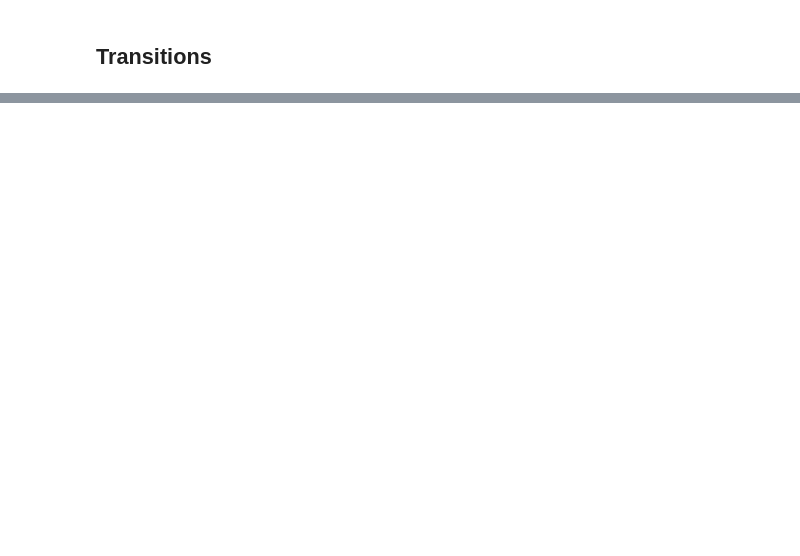
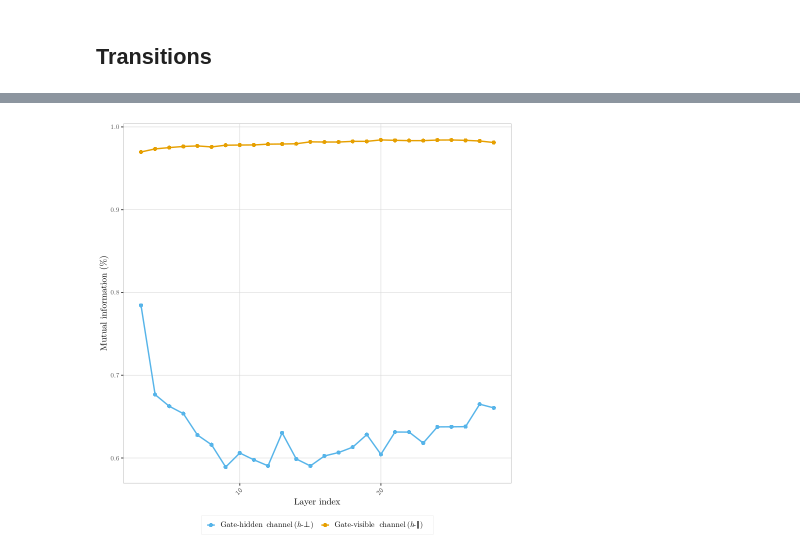
Before and after one commit to bongohead/interpretable-moes-analysis, a Jupyter notebook: analyses/hidden-state-analysis/make-plots.ipynb, the cells around one changed output, grey strips where cells are left out. Drawn from its saved outputs; the diff is of its cells as text; code cells hidden in the pictures; blank space fills up the shorter version.

```diff
--- a/analyses/hidden-state-analysis/make-plots.ipynb
+++ b/analyses/hidden-state-analysis/make-plots.ipynb
@@ -7,10 +19,12 @@ library(extrafont)
 ## Transitions
 # %%
 transition_df =
-    dir_ls('exports/', regexp = '^exports/transition-stability-.*\\.csv$') %>%
-    set_names(., str_extract(path_file(.), '(?<=^transition-stability-).*(?=\\.csv$)')) %>%
+    dir_ls('exports/', regexp = '^exports/svd-transition-stability-.*\\.csv$') %>%
+    set_names(., str_extract(path_file(.), '(?<=^svd-transition-stability-).*(?=\\.csv$)')) %>%
     imap(function(x, i) {
         read_csv(x) %>%
             mutate(model = i)
     }) %>%
     list_rbind()
+
+transition_df
@@ -88,0 +180,11 @@ plots = map(group_split(transition_df, model), function(model_transition_df) {
+# %%
+layer_pred =
+    dir_ls('exports/', regexp = '^exports/svd-probe-expert-id-.*\\.csv$') %>%
+    set_names(., str_extract(path_file(.), '(?<=^svd-probe-expert-id-).*(?=\\.csv$)')) %>%
+    imap(function(x, i) {
+        read_csv(x) %>%
+            mutate(model = i)
+    }) %>%
+    list_rbind()
+
+head(layer_pred)
@@ -88,0 +218,77 @@ plots = map(group_split(transition_df, model), function(model_transition_df) {
+# %%
+layer_pred_df =
+    layer_pred %>%
+    filter(target == 'current_layer') %>%
+    pivot_longer(cols = -c(test_layer_1, target, model),names_to = c('tstr'), values_to = 'value') %>%
+    mutate(., channel = str_sub(tstr, 1, 4), metric = str_sub(tstr, 6)) %>%
+    select(-tstr) %>%
+    pivot_wider(id_cols = c(test_layer_1, target, model, channel), names_from = metric, values_from = value)
+
+print(head(layer_pred_df))
+
+base_font_family = 'CMU Serif'
+base_font_size = 11
+
+plots = map(group_split(layer_pred_df, model), function(model_layer_df) {
+    model_prefix = model_layer_df$model[[1]]
+
+    plot =
+        model_layer_df %>%
+        ggplot() +
+        labs(
+            title = NULL,
+            color = NULL, fill = NULL,
+            x = 'Layer index',
+            y = 'Mutual information (%)'
+        ) +
+        geom_line(aes(x = test_layer_1, y = acc, group = channel, color = channel), linewidth = 0.8) +
+        geom_point(aes(x = test_layer_1, y = acc, group = channel, color = channel), shape = 16, size = 2) +
+        scale_color_manual(
+            labels = c(para = 'Gate-visible channel (<em>h</em>-&parallel;)', orth = 'Gate-hidden channel (<em>h</em>-&perp;)'),
+            values = c(para = '#E69F00', orth = '#56B4E9')
+        ) +
+        scale_fill_manual(
+            labels = c(para = 'Gate-visible channel (<em>h</em>-&parallel;)', orth = 'Gate-hidden channel (<em>h</em>-&perp;)'),
+            values = c(para = '#E69F00', orth = '#56B4E9')
+        ) +
+        theme_bw(base_size = base_font_size, base_family = base_font_family) +
+        theme(
+            plot.title = element_blank(),
+            plot.subtitle = element_blank(),
+
+            axis.title = element_text(face = 'plain', size = rel(1.0)),
+            axis.text.x = element_text(angle = 45, hjust = 1, vjust = 1, size = rel(0.9)),
+            axis.text.y = element_text(size = rel(0.9)),
+
+            legend.position = "bottom", # Or "bottom"
+            legend.title = element_text(face = "bold", size = rel(0.9)),
+            legend.text = ggtext::element_markdown(size = rel(0.85)),
+            legend.background = element_rect(fill="white", color = "grey90", linewidth=0.2), # Subtle legend box
+            legend.key.size = unit(0.8, "lines"),
+
+            panel.grid.major = element_line(colour = "grey85", linewidth = 0.3), # Lighter, thinner major grid
+            panel.grid.minor = element_blank(),
+            panel.border = element_rect(colour = "grey70", fill=NA, linewidth=0.5), # Add back a border
+
+            strip.background = element_blank(),
+            strip.text = element_text(face = "bold", size = rel(1.0))
+        )
+
+    ggsave(
+        str_glue('exports/svd-probe-same-expert-id-{model_prefix}-md.pdf'),
+        plot = plot,
+        width = 800/100, height = 500/100,
+        units = "in", dpi = 300,
+        device = cairo_pdf
+    )
+    ggsave(
+        str_glue('exports/svd-probe-same-expert-id-{model_prefix}-md.png'),
+        plot = plot,
+        width = 800/100, height = 500/100,
+        units = "in", dpi = 300
+    )
+    print(plot)
+
+    return(plot)
+    })
+# %% [output]
@@ -88,0 +321 @@ plots = map(group_split(transition_df, model), function(model_transition_df) {
+[figure, added]
```
Also changed, not shown: parts of 9 cells of this notebook, 2 other files.
